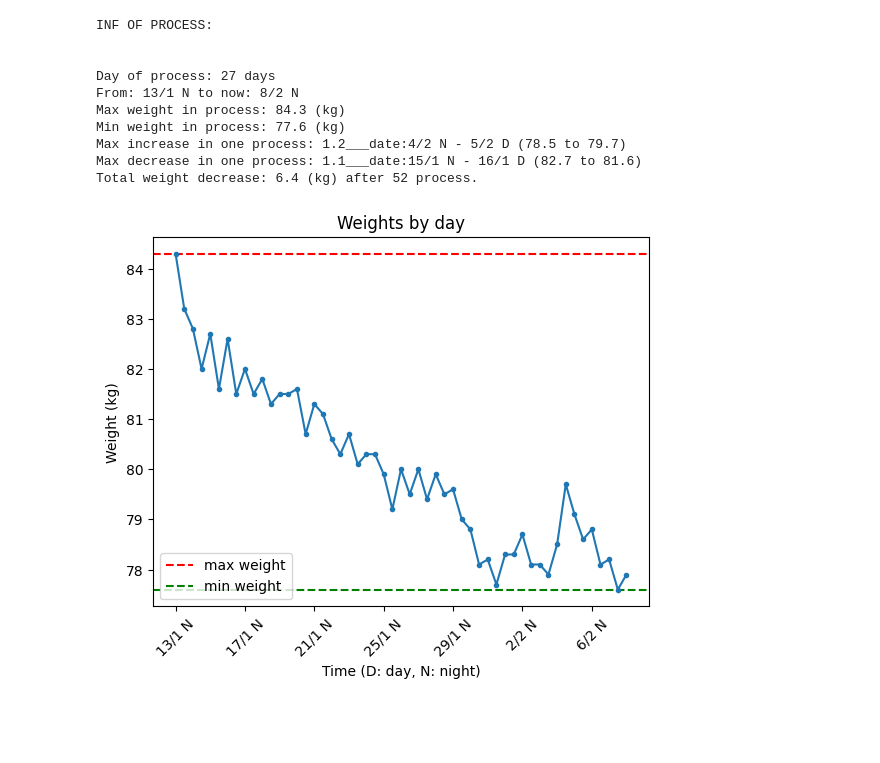
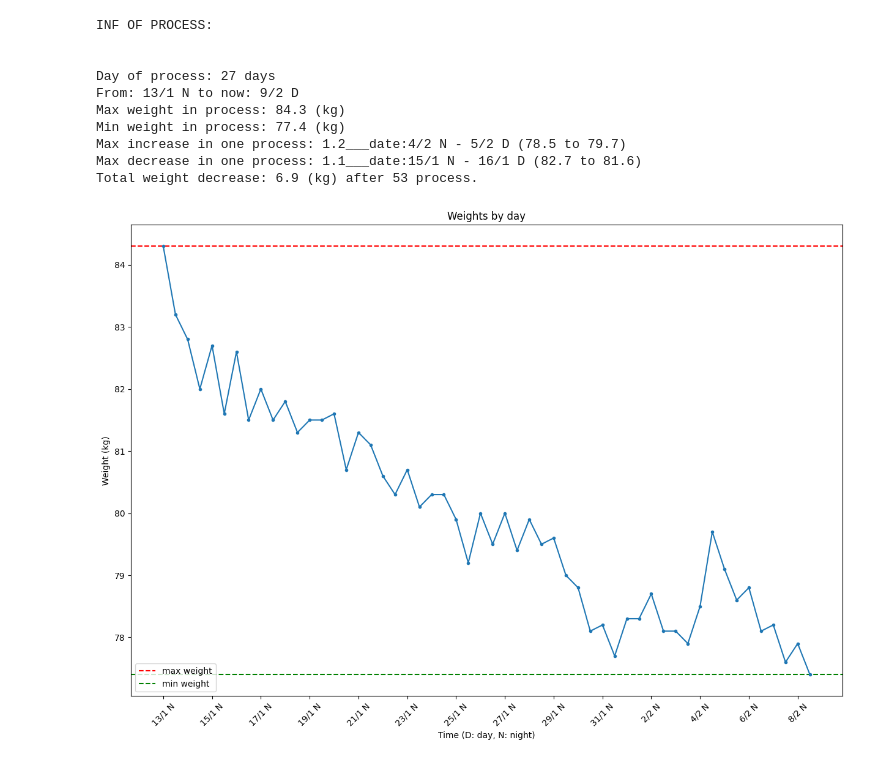
Before and after one commit to thanhbl-hust/Data-structures-and-Algorithms, a Jupyter notebook: train_12_1/weights.ipynb, the cells around one changed output. Saved outputs shown, nothing was run; the diff lists cells and outputs as text; code cells hidden in the pictures; blank space fills up the shorter version.

```diff
--- a/train_12_1/weights.ipynb
+++ b/train_12_1/weights.ipynb
@@ -31,7 +31,7 @@ w = [
     79.9,  79.2,   80,     79.5,   80,     79.4,   79.9,   79.5,
     79.6,  79,     78.8,   78.1,   78.2,   77.7,   78.3,   78.3,
     78.7,  78.1,   78.1,   77.9,   78.5,   79.7,   79.1,   78.6,
-    78.8,  78.1,   78.2,   77.6,   77.9
+    78.8,  78.1,   78.2,   77.6,   77.9,   77.4
 ]
 d = [
     '13/1 N', '14/1 D', '14/1 N', '15/1 D', '15/1 N', '16/1 D', '16/1 N', '17/1 D',
@@ -40,7 +40,7 @@ d = [
     '25/1 N', '26/1 D', '26/1 N', '27/1 D', '27/1 N', '28/1 D', '28/1 N', '29/1 D',
     '29/1 N', '30/1 D', '30/1 N', '31/1 D', '31/1 N',  '1/2 D',  '1/2 N',  '2/2 D',
      '2/2 N',  '3/2 D',  '3/2 N',  '4/2 D',  '4/2 N',  '5/2 D',  '5/2 N',  '6/2 D',
-     '6/2 N',  '7/2 D',  '7/2 N',  '8/2 D',  '8/2 N'
+     '6/2 N',  '7/2 D',  '7/2 N',  '8/2 D',  '8/2 N',  '9/2 D'
 ]
 
 
@@ -64,35 +64,38 @@ def paint(w, d, set_time):
     #oneday has 2 parameters, 0:00 and after wake up
     maxIn, maxDe, inr1, inr2, der1, der2 = findMaxandMin(w)
     print("INF OF PROCESS:")
     print("\n")
     print(f'Day of process: {int((len(w) + len(w) % 2) / 2)} days')
     print(f'From: {d[0]} to now: {d[len(d) - 1]}')
     print(f'Max weight in process: {round(max(w), 2)} (kg)')
     print(f'Min weight in process: {round(min(w), 2)} (kg)')
     print(f'Max increase in one process: {round(maxIn, 1)}___date:{d[inr1]} - {d[inr2]} ({w[inr1]} to {w[inr2]})')
     print(f'Max decrease in one process: {round(maxDe, 2)}___date:{d[der1]} - {d[der2]} ({w[der1]} to {w[der2]})')
     print(f'Total weight decrease: {round(abs(w[len(w) - 1] - w[0]), 1)} (kg) after {len(w) - 1} process.')
 
+    fig = plt.figure(figsize=(15, 10))
     plt.axhline(y = max_value, color = 'r', linestyle = '--', label = 'Max')
     plt.axhline(y = min_value, color = 'g', linestyle = '--', label = 'Min')
     plt.plot(d, w, marker = '.')
     plt.xlabel('Time (D: day, N: night)')
     plt.ylabel('Weight (kg)')
     plt.title('Weights by day')
     plt.xticks(x_ticks, x_labels, rotation = 45)
     plt.legend(['max weight', 'min weight'], loc='lower left')
     plt.show()
 
-paint(w, d, 6)
+
+check = int(len(w) / 1)
+paint(w[:check], d[:check], 12)
 # %% [output]
 INF OF PROCESS:
 
 
 Day of process: 27 days
-From: 13/1 N to now: 8/2 N
+From: 13/1 N to now: 9/2 D
 Max weight in process: 84.3 (kg)
-Min weight in process: 77.6 (kg)
+Min weight in process: 77.4 (kg)
 Max increase in one process: 1.2___date:4/2 N - 5/2 D (78.5 to 79.7)
 Max decrease in one process: 1.1___date:15/1 N - 16/1 D (82.7 to 81.6)
-Total weight decrease: 6.4 (kg) after 52 process.
+Total weight decrease: 6.9 (kg) after 53 process.
-[figure, old version]
+[figure, new version]
```
Also changed, not shown: parts of 2 cells of this notebook.
